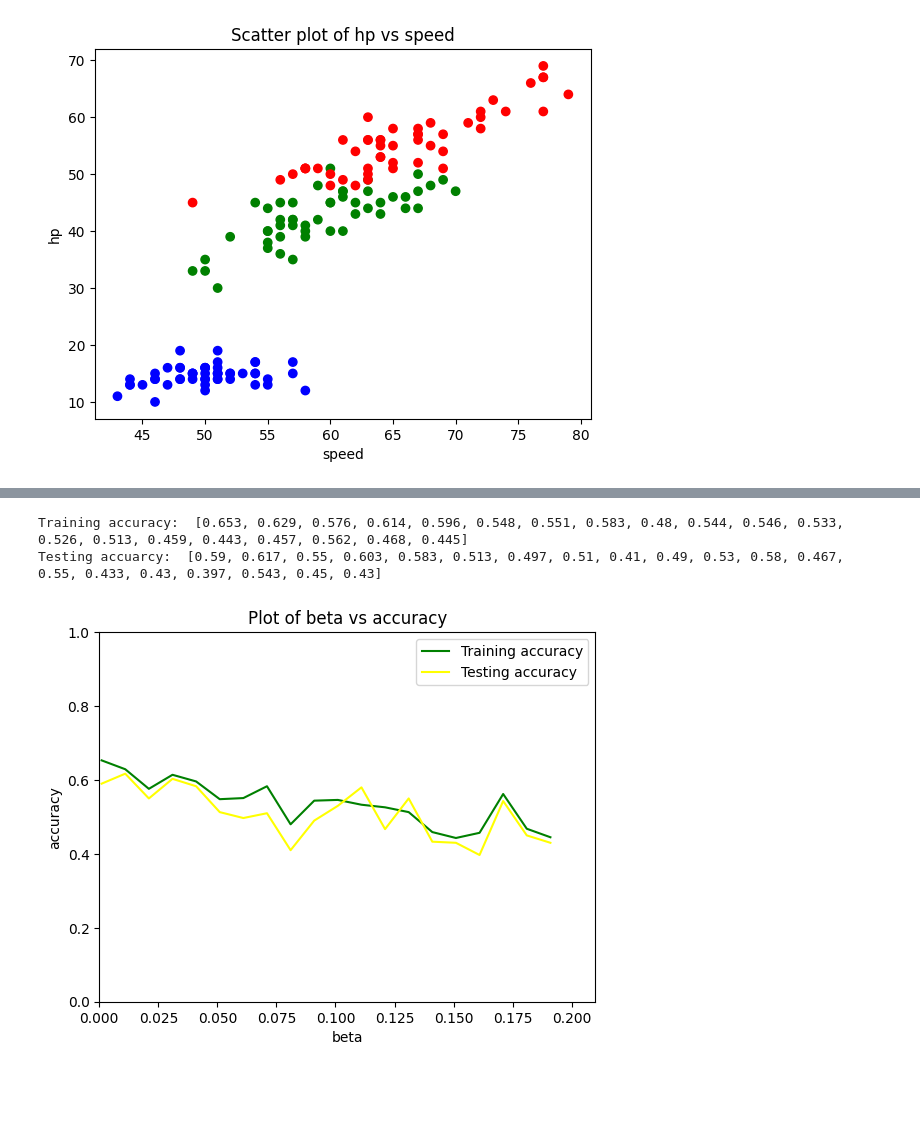
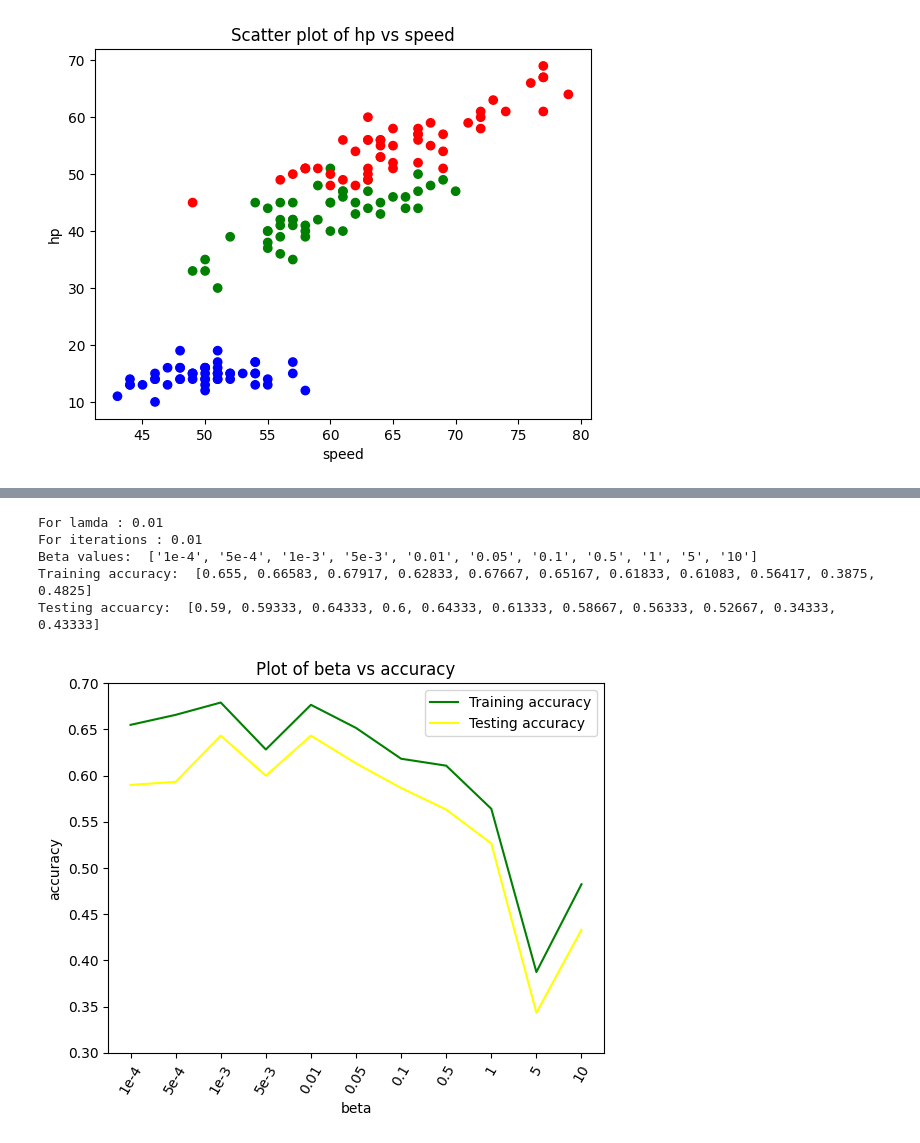
Before and after one commit to Aditya-Y-29/ML-Assignments, a Jupyter notebook: Assignment-2/Task1.ipynb, the cells around one changed output, grey strips where cells are left out. Saved outputs shown, nothing was run; the diff lists cells and outputs as text; code cells hidden in the pictures; blank space fills up the shorter version.

```diff
--- a/Assignment-2/Task1.ipynb
+++ b/Assignment-2/Task1.ipynb
@@ -165,8 +186,7 @@ def sigmoid(z):
             rt.append(np.exp(z[idx]) / (1 + np.exp(z[idx])))
     return np.array(rt)
 # %%
-# Getting weight vector and intercept using regularised logistic regression.
-def regularised_logistic_regression_weight_vector_and_intercept(X, y_, iterations, learning_rate, lamda):
+def l2_regularised_logistic_regression_weight_vector_and_intercept(X, y_, iterations, learning_rate, lamda):
     row, col = X.shape
     weight_vector = np.zeros(col)
     intercept = 0
@@ -213,8 +230,7 @@ def softmax(z):
     exp_values = np.exp(z)
     return exp_values / np.sum(exp_values)
 # %%
-# Prediction condition of regularised logistic regression.
-def condition_function(x, y):
+def l2_regularised_condition_function(x, y):
     z_1 = (weight_vector_m[0] * x + weight_vector_m[1] * y + intercept_m) / np.linalg.norm(weight_vector_m)
     z_2 = (weight_vector_n[0] * x + weight_vector_n[1] * y + intercept_n) / np.linalg.norm(weight_vector_n)
     z_3 = (weight_vector_l[0] * x + weight_vector_l[1] * y + intercept_l) / np.linalg.norm(weight_vector_l)
@@ -295,13 +330,13 @@ Testing Accuracy std:  0.078
 # %%
-# Plotting training and testing accuracy for lamda = 0.1 wrt different beta
-beta_values = np.arange(0.001, 0.2, 0.01)
+lamda = 0.01
+num_iterations = 100000
+beta_values = [0.0001, 0.0005, 0.001, 0.005, 0.01, 0.05, 0.1, 0.5, 1, 5, 10]
 seeds = [0, 100, 200, 300, 400, 500, 600, 700, 800, 900]
 training_accuracy = []
 testing_accuracy = []
-lamda = 0.1
 
 for beta in beta_values:
-    beta = round(beta, 3)
+    beta = round(beta, 4)
     training_accuracy_i = []
     testing_accuracy_i = []
 
@@ -321,42 +356,51 @@ for beta in beta_values:
         y_n_test = np.array(test_df['Model'].replace('Series M', '0').replace('Series N', '1').replace('Series L', '0').values.tolist(), dtype=np.float64)
         y_l_test = np.array(test_df['Model'].replace('Series M', '0').replace('Series N', '0').replace('Series L', '1').values.tolist(), dtype=np.float64)
 
-        weight_vector_m, intercept_m = regularised_logistic_regression_weight_vector_and_intercept(X_train, y_m_train, 1000, beta, lamda)
-        weight_vector_n, intercept_n = regularised_logistic_regression_weight_vector_and_intercept(X_train, y_n_train, 10000, beta, lamda)
-        weight_vector_l, intercept_l = regularised_logistic_regression_weight_vector_and_intercept(X_train, y_l_train, 10000, beta, lamda)
+        weight_vector_m, intercept_m = l2_regularised_logistic_regression_weight_vector_and_intercept(X_train, y_m_train, num_iterations, beta, lamda)
+        weight_vector_n, intercept_n = l2_regularised_logistic_regression_weight_vector_and_intercept(X_train, y_n_train, num_iterations, beta, lamda)
+        weight_vector_l, intercept_l = l2_regularised_logistic_regression_weight_vector_and_intercept(X_train, y_l_train, num_iterations, beta, lamda)
 
         training_error = len(X_train)
         for i in range(len(X_train)):
-            if condition_function(X_train[i][0], X_train[i][1]) != y_train[i]:
+            if l2_regularised_condition_function(X_train[i][0], X_train[i][1]) != y_train[i]:
                 training_error -= 1
 
         testing_error = len(X_test)
         for i in range(len(X_test)):
-            if condition_function(X_test[i][0], X_test[i][1]) != y_test[i]:
+            if l2_regularised_condition_function(X_test[i][0], X_test[i][1]) != y_test[i]:
                 testing_error -= 1
 
         training_accuracy_i.append(training_error/len(X_train))
         testing_accuracy_i.append(testing_error/len(X_test))
 
-    training_accuracy.append(round(np.mean(np.array(training_accuracy_i)), 3))
-    testing_accuracy.append(round(np.mean(np.array(testing_accuracy_i)), 3))
+    training_accuracy.append(round(np.mean(np.array(training_accuracy_i)), 5))
+    testing_accuracy.append(round(np.mean(np.array(testing_accuracy_i)), 5))
 
+beta_values = ['1e-4', '5e-4', '1e-3', '5e-3', '0.01', '0.05', '0.1', '0.5', '1', '5', '10']
+print("For lamda : 0.01")
+print("For iterations : 0.01")
+print("Beta values: ", beta_values)
 print("Training accuracy: ", training_accuracy)
 print("Testing accuarcy: ", testing_accuracy)
 # %% [output]
-Training accuracy:  [0.653, 0.629, 0.576, 0.614, 0.596, 0.548, 0.551, 0.583, 0.48, 0.544, 0.546, 0.533, 0.526, 0.513, 0.459, 0.443, 0.457, 0.562, 0.468, 0.445]
-Testing accuarcy:  [0.59, 0.617, 0.55, 0.603, 0.583, 0.513, 0.497, 0.51, 0.41, 0.49, 0.53, 0.58, 0.467, 0.55, 0.433, 0.43, 0.397, 0.543, 0.45, 0.43]
+For lamda : 0.01
+For iterations : 0.01
+Beta values:  ['1e-4', '5e-4', '1e-3', '5e-3', '0.01', '0.05', '0.1', '0.5', '1', '5', '10']
+Training accuracy:  [0.655, 0.66583, 0.67917, 0.62833, 0.67667, 0.65167, 0.61833, 0.61083, 0.56417, 0.3875, 0.4825]
+Testing accuarcy:  [0.59, 0.59333, 0.64333, 0.6, 0.64333, 0.61333, 0.58667, 0.56333, 0.52667, 0.34333, 0.43333]
+# %%
+def plot_training_and_testing_accuracy(beta_values, training_accuracy, testing_accuracy):
+    plt.plot(beta_values, training_accuracy, color = 'green', label = 'Training accuracy')
+    plt.plot(beta_values, testing_accuracy, color = 'yellow', label = 'Testing accuracy')
+    plt.xlabel('beta')
+    plt.ylabel('accuracy')
+    plt.title('Plot of beta vs accuracy')
+    plt.legend()
+    plt.xticks(rotation=60)
+    plt.ylim(0.3, 0.70)
+    plt.show()
 # %%
-plt.plot(beta_values, training_accuracy, color = 'green', label = 'Training accuracy')
-plt.plot(beta_values, testing_accuracy, color = 'yellow', label = 'Testing accuracy')
-
-plt.xlabel('beta')
-plt.ylabel('accuracy')
-plt.title('Plot of beta vs accuracy')
-plt.legend()
-plt.xlim(0, 0.21)
-plt.ylim(0, 1.00)
-plt.show()
+plot_training_and_testing_accuracy(beta_values, training_accuracy, testing_accuracy)
 # %% [output]
-[figure, old version]
+[figure, new version]
 # %%
```
Also changed, not shown: parts of 58 cells of this notebook.
